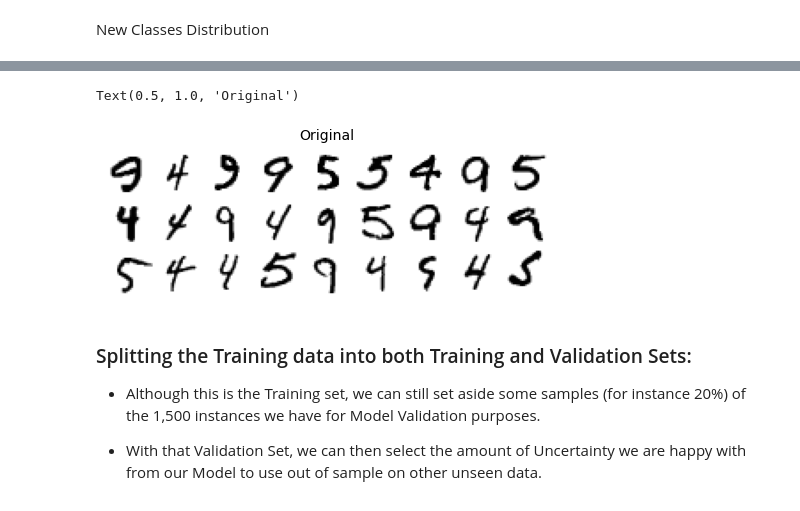
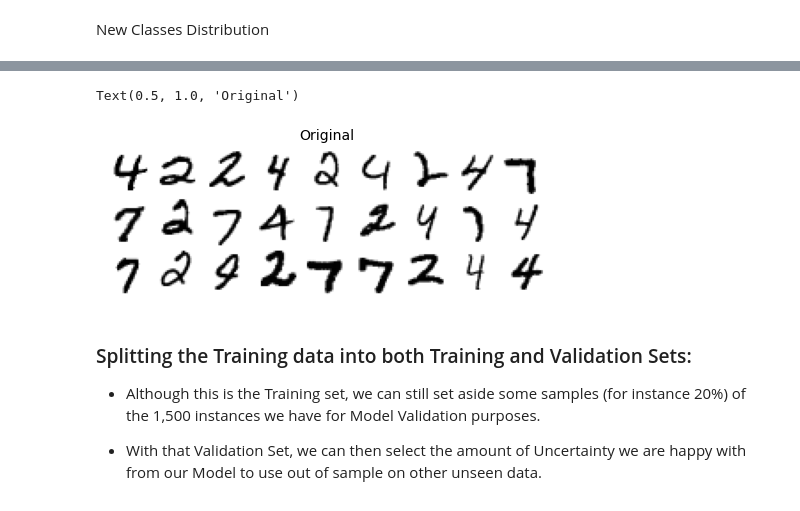
Before and after one commit to comaraDOTcom/ml-applications, a Jupyter notebook: Etivity1/ET5003_Etivity1_CONOROMARA_20151845.ipynb, the cells around one changed output, grey strips where cells are left out. Saved outputs shown, nothing was run; the diff lists cells and outputs as text; code cells hidden in the pictures.

```diff
--- a/Etivity1/ET5003_Etivity1_CONOROMARA_20151845.ipynb
+++ b/Etivity1/ET5003_Etivity1_CONOROMARA_20151845.ipynb
@@ -191,0 +210,3 @@ classes
+# %%
+# Generating the down sample of classes for k=3
+down_sample_classes, number_of_down_sample_classes = down_sampling_classes_function(n_classes, 3)
@@ -192,16 +215,21 @@ classes
 # %%
 # The number of instances we'll keep for each of our 3 digits:
-inst_class = 2000
-inputs = []
-labels = []
+def down_sampling_instances_function(classes: list, X_train: np.array, y_train:np.array, inst_class: int):
+  """
+  This function returns a down sample of X_train and y_train for the subset of classes selected in the
+  `classes` list accumulating inst_class instances from each chosen class.
+  """
+  inputs = []
+  labels = []
 
 
-# Loop to randomly sample the instances for each digit:
-for r in classes:
-    imgs = X_train[np.where(y_train==r)[0],:]
-    inputs.append(imgs[np.random.permutation(imgs.shape[0]),:][0:inst_class,:])
-    labels.append(np.ones(inst_class)*r)
+  # Loop to randomly sample the instances for each digit:
+  for r in classes:
+      imgs = X_train[np.where(y_train==r)[0],:]
+      inputs.append(imgs[np.random.permutation(imgs.shape[0]),:][0:inst_class,:])
+      labels.append(np.ones(inst_class)*r)
 
-# Shaping inputs and labels in the right format
-X_train = np.vstack(inputs).astype(np.float64)
-y_train = np.hstack(labels)
+  # Shaping inputs and labels in the right format
+  X_train = np.vstack(inputs).astype(np.float64)
+  y_train = np.hstack(labels)
+  return X_train, y_train
@@ -214,3 +236,5 @@ labels
+# %%
+X_train_downsample, y_train_downsample = down_sampling_instances_function(down_sample_classes, X_train, y_train, inst_class=4000)
 # %% [markdown]
 New Classes Distribution
 # %%
@@ -228,6 +258,9 @@ plt.show()
 # %%
 # plot digits
 def plot_digits(instances, images_per_row=5, **options):
+    """
+    Function to plot digits
+    """
     size = 28
     images_per_row = min(len(instances), images_per_row)
     images = [instance.reshape(size,size) for instance in instances]
@@ -244,17 +277,17 @@ def plot_digits(instances, images_per_row=5, **options):
 # %%
 # Show a few instances from each Digit:
 plt.figure(figsize=(8,8))
 
 # Selecting a few label indices from each of the 3 classes to show:
-label_indices = [random.randint(1,X_train.shape[0]) for i in range(27)]
+label_indices = [random.randint(1,X_train_downsample.shape[0]) for i in range(27)]
 
 
 # Plotting 'original' image
-plot_digits(X_train[label_indices,:],images_per_row=9)
+plot_digits(X_train_downsample[label_indices,:],images_per_row=9)
 plt.title("Original", fontsize=14)
 # %% [output]
 Text(0.5, 1.0, 'Original')
-[figure, old version]
+[figure, new version]
 # %% [markdown]
 ###  Splitting the Training data into both Training and Validation Sets:
 
```
Also changed, not shown: parts of 47 cells of this notebook.
